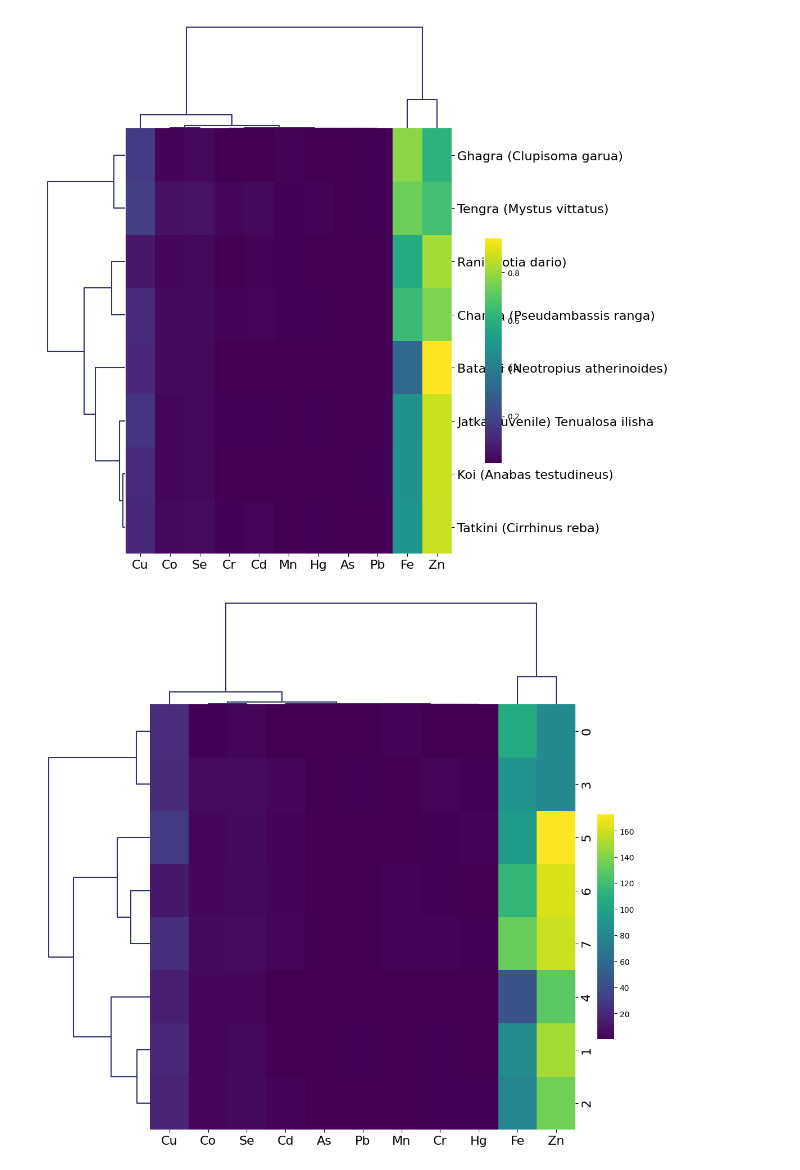
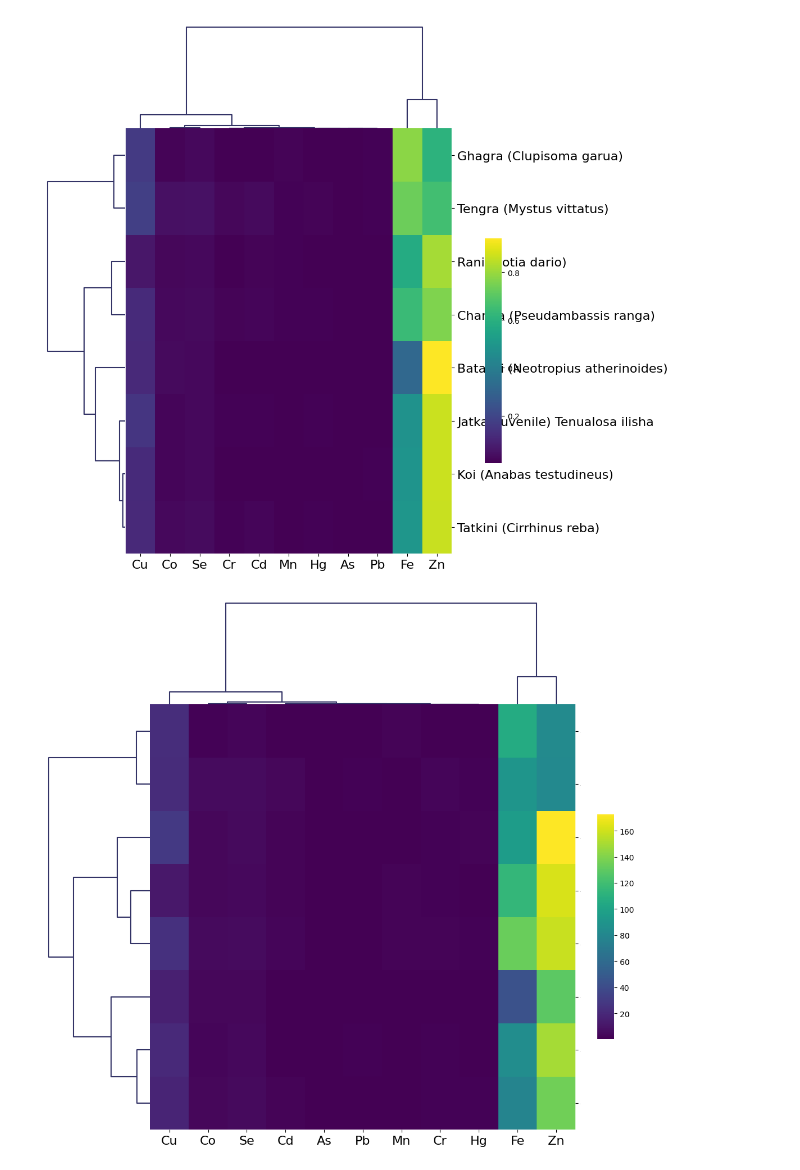
Before and after one commit to rakibhhridoy/OnGoingStudy, a Jupyter notebook: DhaleshwariFish/Python/ClusterAnalysis.ipynb, the cells around one changed output. Cells and saved outputs as stored; diff of their text form; code cells hidden in the pictures.

```diff
--- a/DhaleshwariFish/Python/ClusterAnalysis.ipynb
+++ b/DhaleshwariFish/Python/ClusterAnalysis.ipynb
@@ -219,7 +219,7 @@ g.ax_cbar.set_position((0.8, .2, .03, .4))
 # %%
 g = sns.clustermap(df[cols[:-1]], method="ward", cmap = "viridis", tree_kws=dict(linewidths=1.5, colors=(0.2, 0.2, 0.4)))
 g.ax_heatmap.set_xticklabels(g.ax_heatmap.get_xmajorticklabels(), fontsize = 16)
-g.ax_heatmap.set_yticklabels(g.ax_heatmap.get_ymajorticklabels(), fontsize = 16)
+g.ax_heatmap.set_yticklabels(g.ax_heatmap.get_ymajorticklabels(), fontsize = 0)
 g.ax_cbar.set_position((1, .2, .03, .4))
 # %% [output]
-[figure, old version]
+[figure, new version]
```
Also changed, not shown: parts of 10 cells of this notebook.
